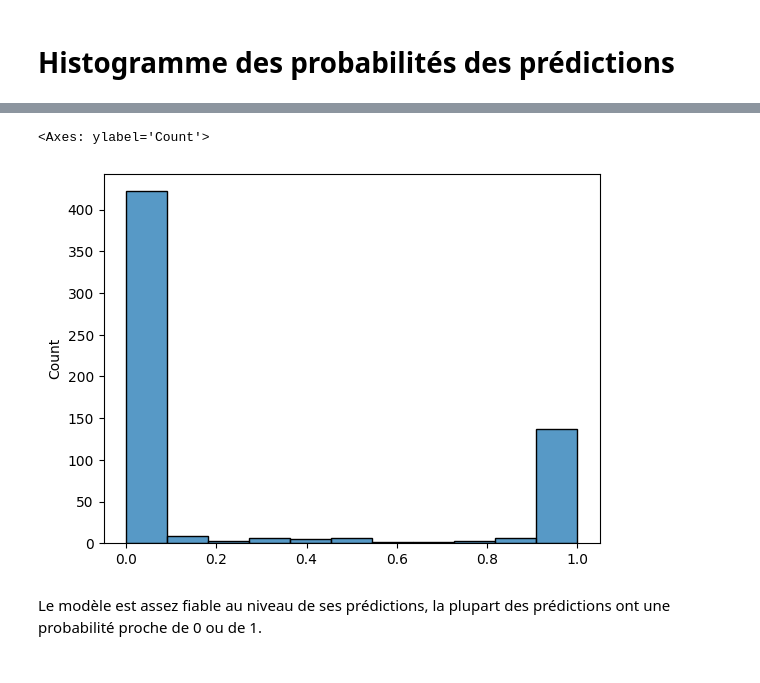
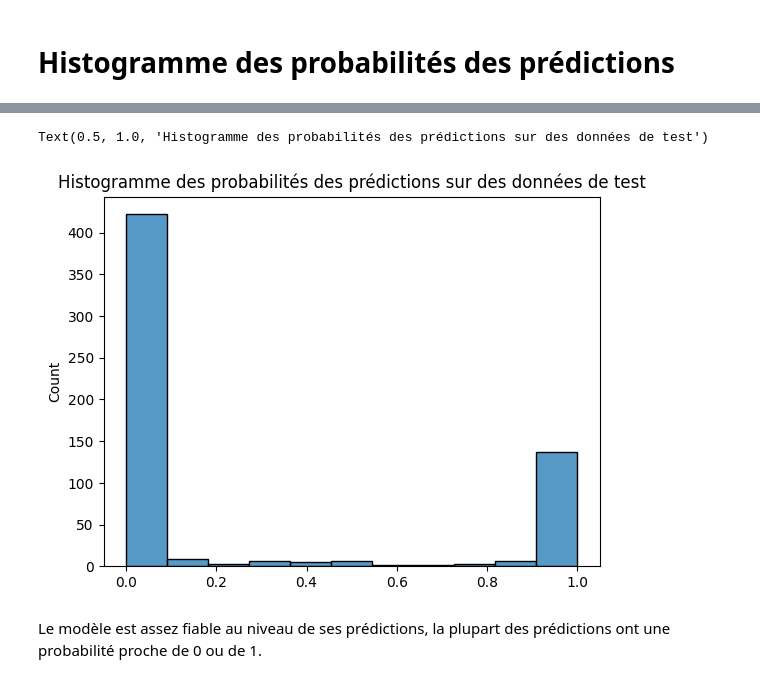
Before and after one commit to bigirimanainnocent12/Apprentissage_automatique, a Jupyter notebook: Regression_logistique.ipynb, the cells around one changed output, grey strips where cells are left out. Saved outputs shown, nothing was run; the diff lists cells and outputs as text; code cells hidden in the pictures.

```diff
--- a/Regression_logistique.ipynb
+++ b/Regression_logistique.ipynb
@@ -215,10 +223,11 @@ prediction=grid_model.best_estimator_.predict(x_test)
 # %%
 y_hat_proba = grid_model.best_estimator_.predict_proba(x_test)[:,1]
 import seaborn as sns
 sns.histplot(y_hat_proba)
+plt.title("Histogramme des probabilités des prédictions sur des données de test")
 # %% [output]
-<Axes: ylabel='Count'>
+Text(0.5, 1.0, 'Histogramme des probabilités des prédictions sur des données de test')
-[figure, old version]
+[figure, new version]
 # %% [markdown]
 Le modèle est assez fiable au niveau de ses prédictions, la plupart des prédictions ont une probabilité proche de 0 ou de 1.
 # %% [markdown]
```
Also changed, not shown: parts of 12 cells of this notebook.
